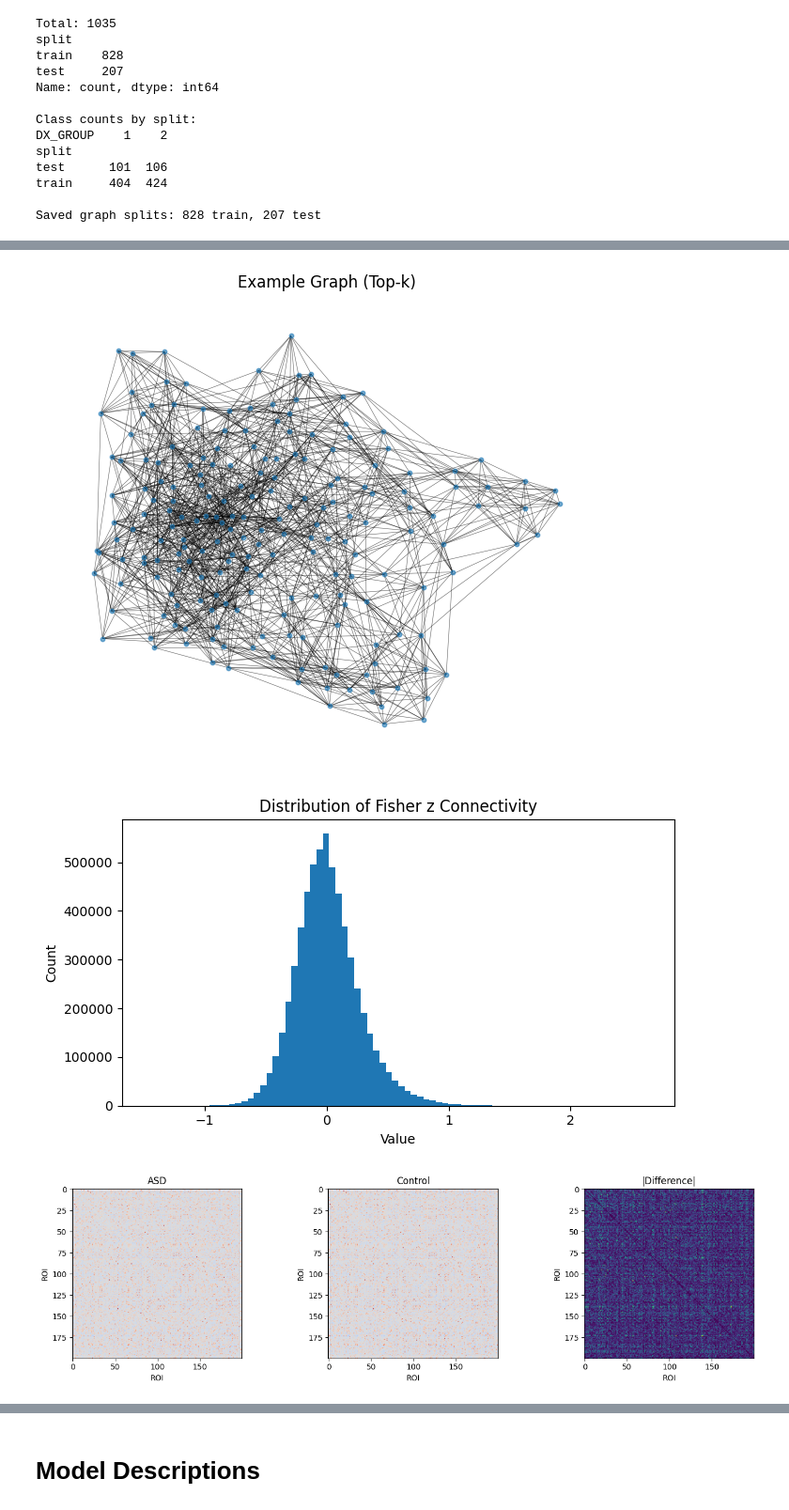
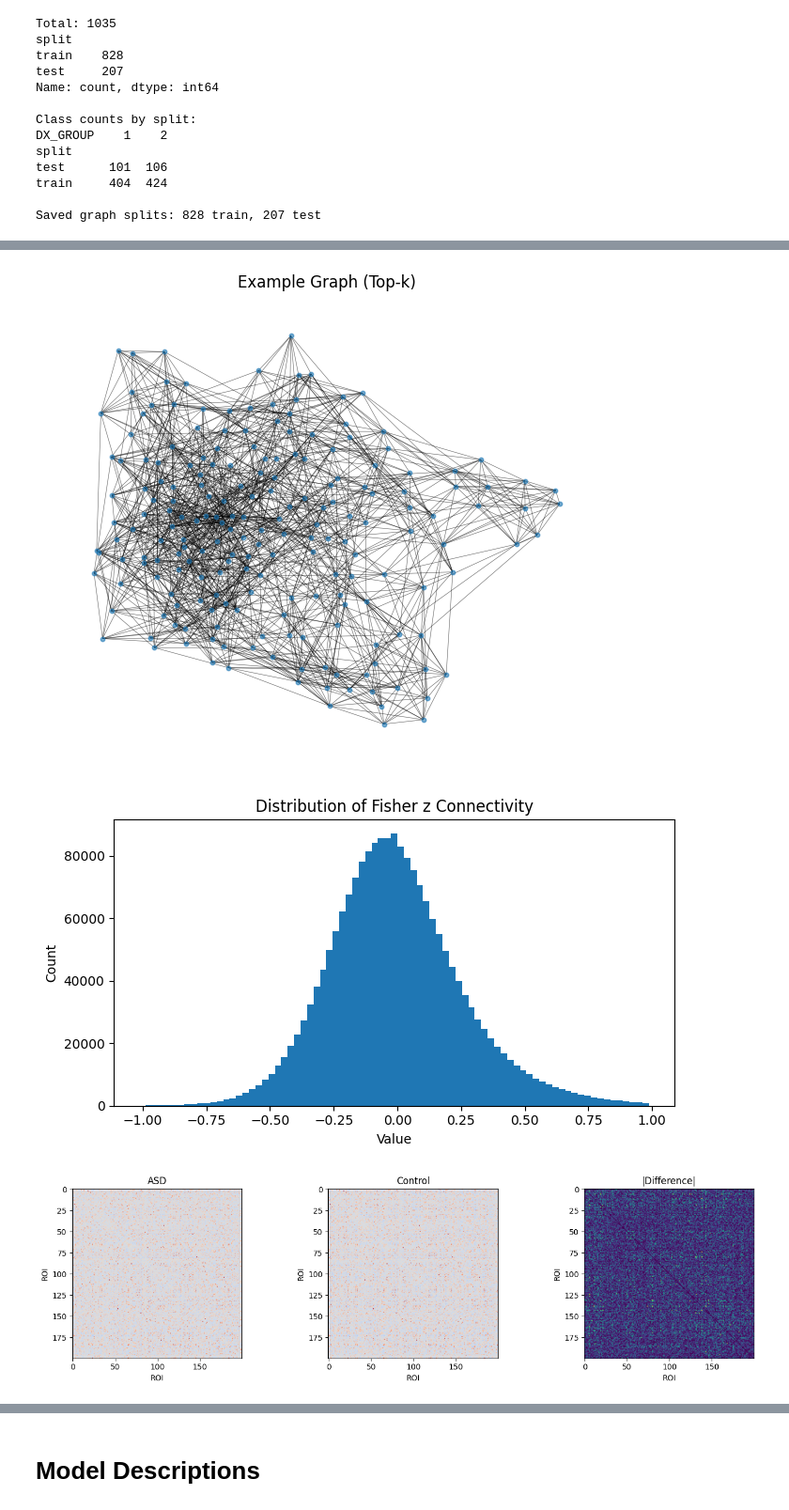
Before and after one commit to SuiseiNakagawa/abide-classifier, a Jupyter notebook: second_draft.ipynb, the cells around one changed output, grey strips where cells are left out. Shown at 94% size. Saved outputs shown, nothing was run; the diff lists cells and outputs as text; code cells hidden in the pictures.

```diff
--- a/second_draft.ipynb
+++ b/second_draft.ipynb
@@ -559,17 +536,13 @@ import matplotlib.pyplot as plt
 import networkx as nx
 from pathlib import Path
 
-# -----------------------------
 # Paths
-# -----------------------------
 base = Path("data/abide_fmri")
 fc_dir = base / "connectivity_matrices"
 index_path = base / "connectivity_index.csv"
 graph_path = base / "pyg" / "graphs_top10.pt"
 
-# -----------------------------
-# Load data
-# -----------------------------
+# Load metadata
 index_df = pd.read_csv(index_path)
 index_df = index_df[index_df["DX_GROUP"].isin([1, 2])].copy()
 index_df["FILE_ID"] = index_df["FILE_ID"].astype(str)
@@ -580,10 +553,9 @@ graphs = torch.load(graph_path, weights_only=False)
 # -----------------------------
 # 1) Example FC matrix
 # -----------------------------
-rng = np.random.default_rng(42)
 example_fid = index_df.sample(1, random_state=42)["FILE_ID"].iloc[0]
 
-fc = np.load(fc_dir / f"{example_fid}.npy")
+fc = np.load(fc_dir / f"{example_fid}.npy", mmap_mode="r")
 fc = np.nan_to_num(fc).astype(np.float32)
 np.fill_diagonal(fc, 0)
 
@@ -615,49 +587,60 @@ plt.axis("off")
 plt.show()
 
 # -----------------------------
-# 3) FC distribution
+# 3) FC distribution (SAFE + SIMPLE)
+#    -> no full concatenation, no streaming stats
 # -----------------------------
-sample_ids = index_df.sample(n=min(300, len(index_df)), random_state=42)["FILE_ID"]
+sample_ids = index_df.sample(n=min(100, len(index_df)), random_state=42)["FILE_ID"]
 
-vals = []
+bins = np.linspace(-1, 1, 80)
+hist = np.zeros(len(bins) - 1, dtype=np.float64)
+
 for fid in sample_ids:
-    z = np.load(fc_dir / f"{fid}.npy")
+    z = np.load(fc_dir / f"{fid}.npy", mmap_mode="r")
     z = np.nan_to_num(z)
-    vals.append(z[np.triu_indices_from(z, k=1)])
 
-vals = np.concatenate(vals)
+    vals = z[np.triu_indices_from(z, k=1)]
+    hist += np.histogram(vals, bins=bins)[0]
 
 plt.figure(figsize=(7, 4))
-plt.hist(vals, bins=80)
+plt.bar(bins[:-1], hist, width=bins[1] - bins[0])
 plt.title("Distribution of Fisher z Connectivity")
 plt.xlabel("Value")
 plt.ylabel("Count")
 plt.tight_layout()
 plt.show()
 
-fc_stats = {
-    "mean": float(vals.mean()),
-    "std": float(vals.std()),
-    "min": float(vals.min()),
-    "max": float(vals.max()),
-}
+# -----------------------------
+# 4) Class-level means (SAFE + BALANCED SAMPLING)
+# -----------------------------
 
-# -----------------------------
-# 4) Class-level means
-# -----------------------------
-def mean_fc(ids):
+def mean_fc(ids, max_n=25):
+    ids = list(ids)
+    ids = ids[:max_n]  # cap per class for stability
+
     acc = None
+    count = 0
+
     for fid in ids:
-        z = np.load(fc_dir / f"{fid}.npy")
+        z = np.load(fc_dir / f"{fid}.npy", mmap_mode="r")
         z = np.nan_to_num(z)
         np.fill_diagonal(z, 0)
+
         if acc is None:
-            acc = np.zeros_like(z, dtype=np.float64)
-        acc += z
-    return (acc / len(ids)).astype(np.float32)
+            acc = np.zeros_like(z, dtype=np.float32)
 
-asd_ids = index_df[index_df["DX_GROUP"] == 1]["FILE_ID"]
-ctl_ids = index_df[index_df["DX_GROUP"] == 2]["FILE_ID"]
+        acc += z.astype(np.float32)
+        count += 1
+
+    return acc / max(count, 1)
+
+
+# balanced sampling from each class (important fix)
+asd_pool = index_df[index_df["DX_GROUP"] == 1]["FILE_ID"]
+ctl_pool = index_df[index_df["DX_GROUP"] == 2]["FILE_ID"]
+
+asd_ids = asd_pool.sample(n=min(25, len(asd_pool)), random_state=42)
+ctl_ids = ctl_pool.sample(n=min(25, len(ctl_pool)), random_state=42)
 
 mean_asd = mean_fc(asd_ids)
 mean_ctl = mean_fc(ctl_ids)
@@ -680,37 +663,33 @@ for ax in axes:
     ax.set_xlabel("ROI")
     ax.set_ylabel("ROI")
 
 plt.tight_layout()
 plt.show()
 
 # -----------------------------
 # 5) Graph stats
 # -----------------------------
 node_counts = [g.num_nodes for g in graphs]
 edge_counts = [g.edge_index.shape[1] // 2 for g in graphs]
 
 graph_stats = {
     "num_graphs": len(graphs),
     "nodes_unique": sorted(set(node_counts)),
     "edges_mean": float(np.mean(edge_counts)),
     "edges_std": float(np.std(edge_counts)),
     "edges_min": int(np.min(edge_counts)),
     "edges_max": int(np.max(edge_counts)),
 }
 
-# -----------------------------
-# Summary object (optional use)
-# -----------------------------
 eda_summary = {
     "example_subject": example_fid,
-    "fc_stats": fc_stats,
     "graph_stats": graph_stats,
 }
 
 eda_summary
 # %% [output]
 [figure]
 [figure]
-[figure, old version]
+[figure, new version]
 [figure]
 {'example_subject': 'UM_2_0050382',
```
Also changed, not shown: parts of 25 cells of this notebook.
